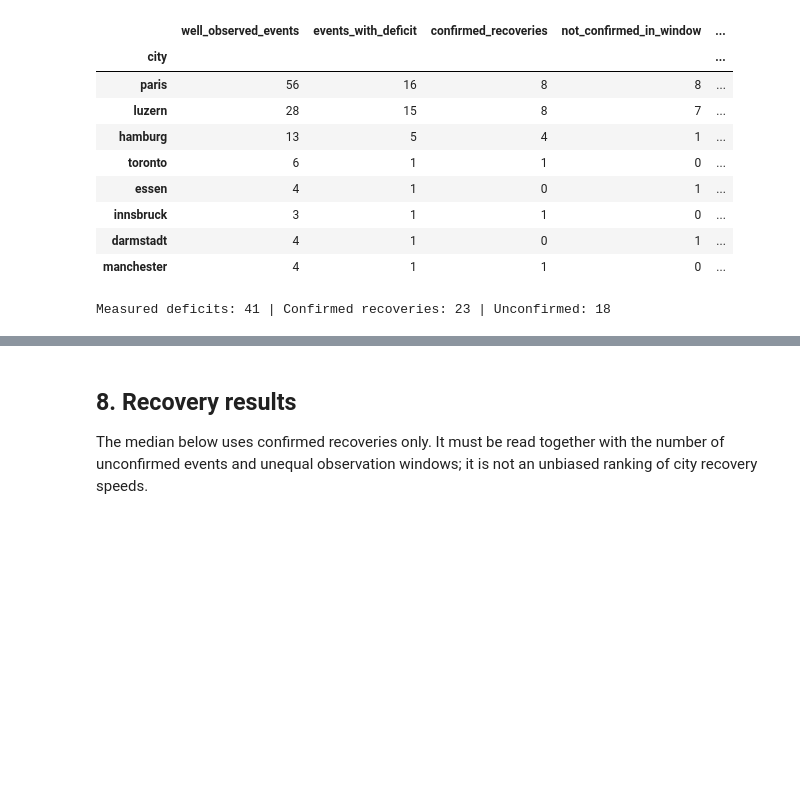
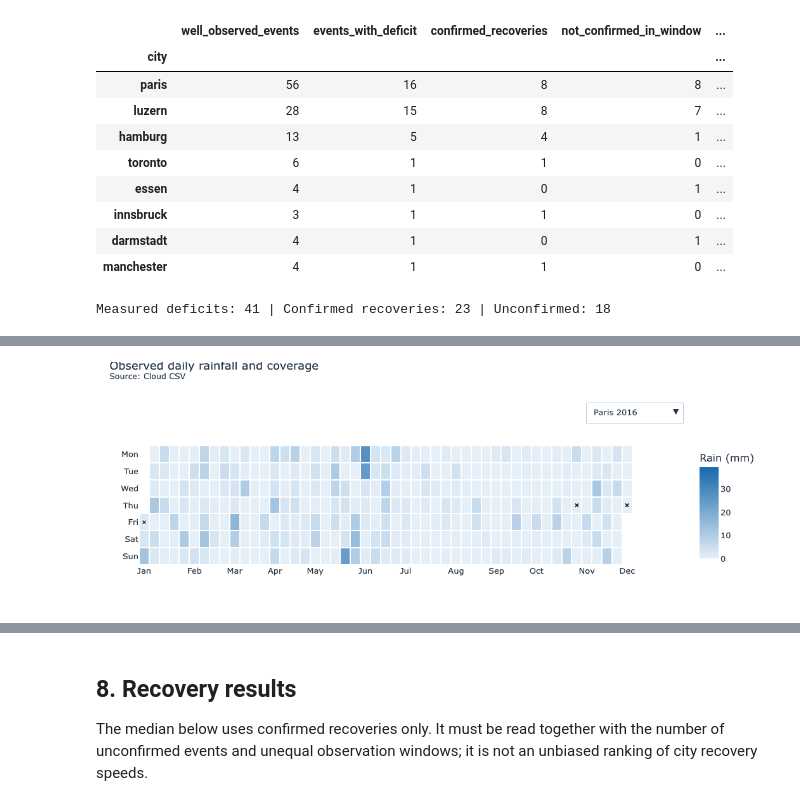
Before and after one commit to divyakapoor23/IUTF_Viz, a Jupyter notebook: Project2.ipynb, the cells around one changed output, grey strips where cells are left out. Saved outputs shown, nothing was run; the diff lists cells and outputs as text; code cells hidden in the pictures; blank space fills up the shorter version.

```diff
--- a/Project2.ipynb
+++ b/Project2.ipynb
@@ -880,0 +1083,78 @@ Measured deficits: 41 | Confirmed recoveries: 23 | Unconfirmed: 18
+# %%
+calendar_days = []
+for city, city_hours in hours.groupby('city', sort=False):
+    daily = city_hours.groupby(city_hours.timestamp.dt.normalize()).rain_mm.agg(
+        observed_hours='count', observed_mm=lambda values: values.sum(min_count=1),
+    )
+    daily = daily.reindex(pd.date_range(daily.index.min(), daily.index.max(), name='day'))
+    daily['observed_hours'] = daily.observed_hours.fillna(0).astype(int)
+    daily['city'] = city
+    calendar_days.append(daily.reset_index())
+
+fig_calendar = go.Figure()
+calendar_groups = {}
+calendar_axes = {}
+weekdays = ['Mon', 'Tue', 'Wed', 'Thu', 'Fri', 'Sat', 'Sun']
+if calendar_days:
+    calendar_days = pd.concat(calendar_days, ignore_index=True)
+    rainfall_max = calendar_days.observed_mm.max()
+    rainfall_max = max(1, rainfall_max) if pd.notna(rainfall_max) else 1
+    for (city, year), days in calendar_days.groupby(
+        ['city', calendar_days.day.dt.year], sort=False
+    ):
+        first = len(fig_calendar.data)
+        label = f'{NAMES[city]} {year}'
+        january = pd.Timestamp(year=int(year), month=1, day=1)
+        month_starts = pd.date_range(january, periods=12, freq='MS')
+        calendar_axes[label] = {'xaxis.tickvals': (
+            (month_starts.dayofyear - 1 + january.dayofweek) // 7
+        ).tolist()}
+        days = days.assign(
+            week=((days.day - january).dt.days + january.dayofweek) // 7,
+            weekday=days.day.dt.dayofweek,
+        )
+        grid_dates = days.pivot(index='weekday', columns='week', values='day').reindex(
+            index=range(7), columns=range(54)
+        )
+        grid_rain = days.pivot(index='weekday', columns='week', values='observed_mm').reindex_like(grid_dates)
+        grid_count = days.pivot(index='weekday', columns='week', values='observed_hours').reindex_like(grid_dates)
+        date_labels = grid_dates.to_numpy(dtype='datetime64[D]').astype(str)
+        heatmap_grid = dict(x=list(range(54)), y=weekdays, text=date_labels,
+                            xgap=2, ygap=2, hoverongaps=False, name=label)
+        fig_calendar.add_trace(go.Heatmap(
+            **heatmap_grid, z=grid_rain.round(3), customdata=grid_count,
+            coloraxis='coloraxis',
+            hovertemplate='%{text}<br>Observed rain %{z:.2f} mm<br>Hours observed %{customdata}/24<extra>%{fullData.name}</extra>',
+        ))
+        fig_calendar.add_trace(go.Heatmap(
+            **heatmap_grid, z=grid_count.where(grid_count.eq(0)), zmin=0, zmax=1,
+            colorscale=[[0, '#aab2bd'], [1, '#aab2bd']], showscale=False,
+            hovertemplate='%{text}<br>No observed rainfall amounts (0/24 hours)<extra>%{fullData.name}</extra>',
+        ))
+        partial = days.loc[days.observed_hours.between(1, 23)]
+        fig_calendar.add_trace(go.Scatter(
+            x=partial.week, y=partial.weekday.map(dict(enumerate(weekdays))),
+            mode='markers', marker=dict(symbol='x', size=7, color='#1f2937',
+                                        line=dict(color='white', width=1)),
+            hoverinfo='skip', showlegend=False,
+        ))
+        calendar_groups[label] = list(range(first, len(fig_calendar.data)))
+
+style_notebook_plot(fig_calendar, 'Observed daily rainfall and coverage', 385)
+month_labels = pd.date_range('2024-01-01', periods=12, freq='MS').strftime('%b').tolist()
+fig_calendar.update_xaxes(
+    tickmode='array', ticktext=month_labels, range=[-0.5, 53.5], showgrid=False, zeroline=False,
+)
+select_notebook_plot_group(fig_calendar, calendar_groups,
+                           next(iter(calendar_groups), None), calendar_axes)
+fig_calendar.update_yaxes(
+    categoryorder='array', categoryarray=weekdays, autorange='reversed', showgrid=False,
+)
+if calendar_groups:
+    fig_calendar.update_layout(coloraxis=dict(
+        cmin=0, cmax=rainfall_max, colorscale=[[0, '#e5eff8'], [1, '#1768ac']],
+        colorbar=dict(title='Rain (mm)'),
+    ))
+fig_calendar.show()
+# %% [output]
+[figure, added]
```
Also changed, not shown: parts of 18 cells of this notebook, 8 other files.
